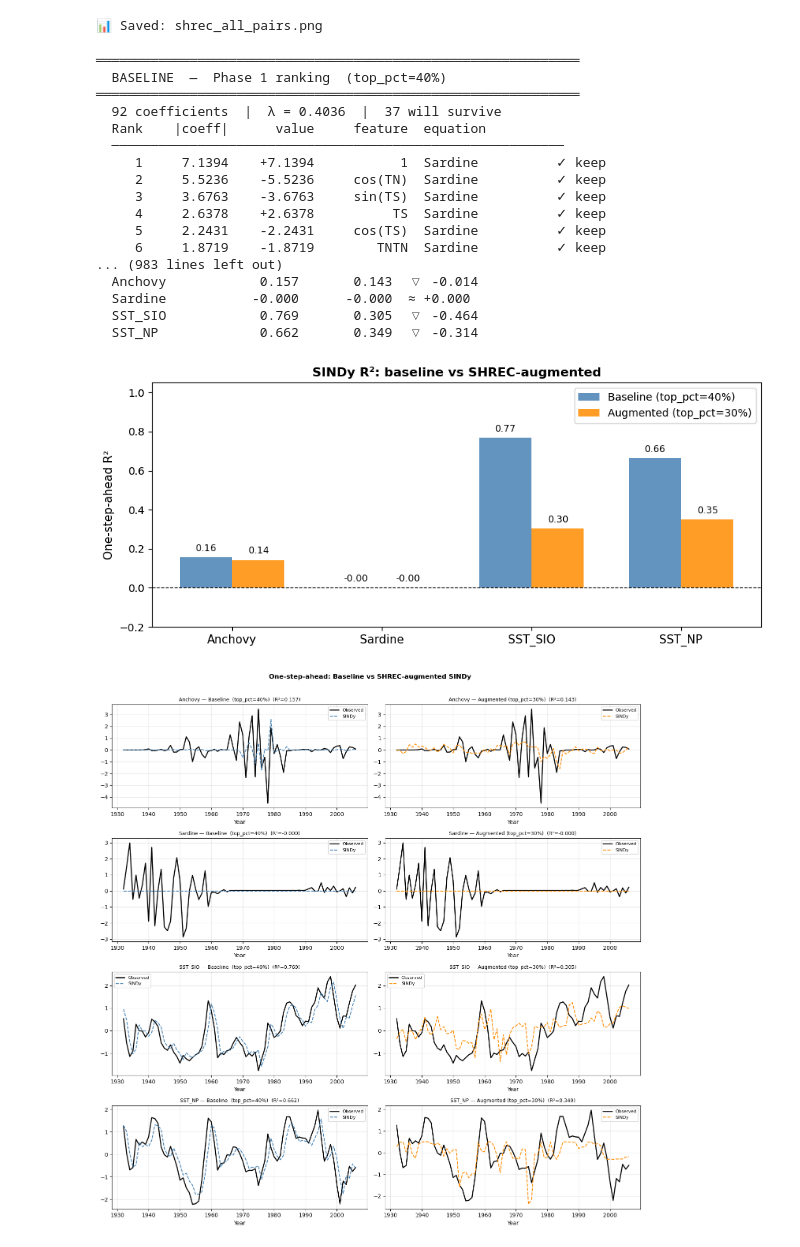
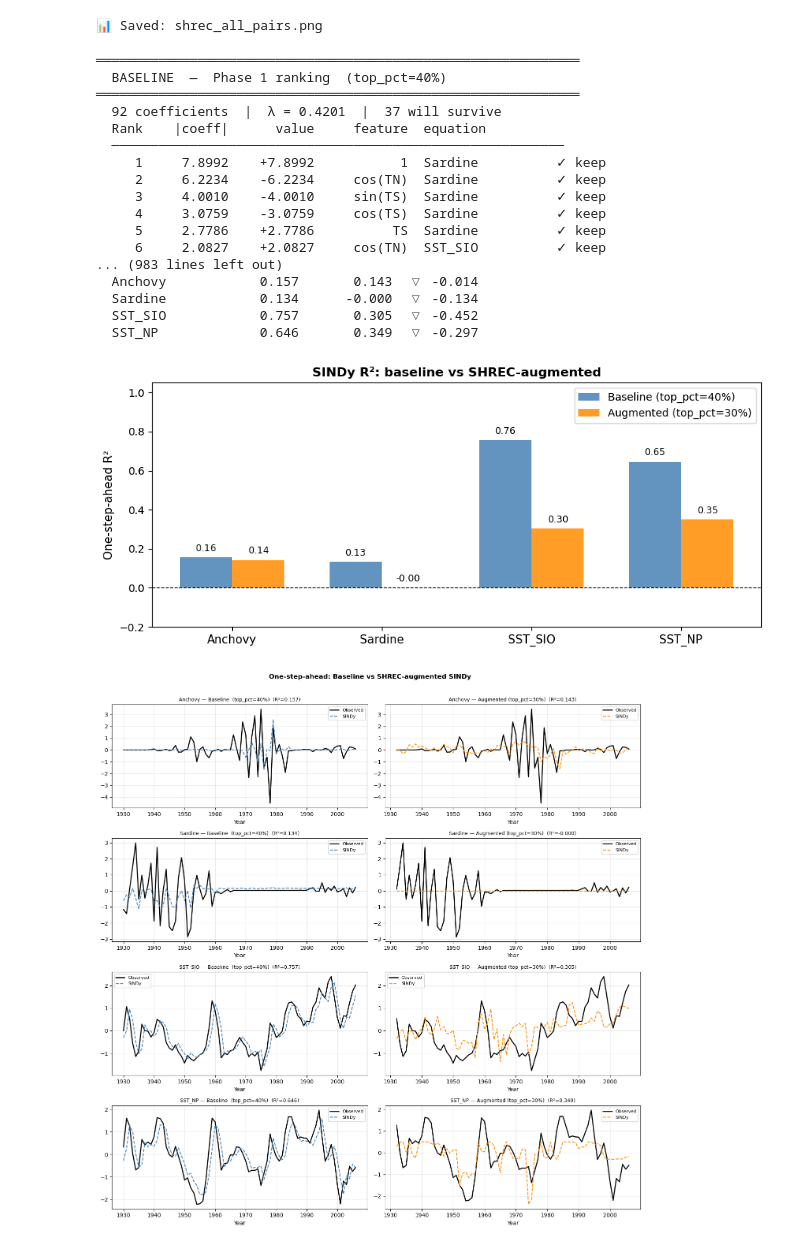
Before and after one commit to roxana-k/Inferring-Causal-Dynamics-in-Complex-Ecosystems, a Jupyter notebook: all_CCM_Shrec_changedSINDy_final.ipynb, the cells around one changed output. Cells and saved outputs as stored; diff of their text form; code cells hidden in the pictures.

```diff
--- a/all_CCM_Shrec_changedSINDy_final.ipynb
+++ b/all_CCM_Shrec_changedSINDy_final.ipynb
@@ -1001,23 +1001,24 @@ def run_sindy(X, col_names, long_names, top_pct, label):
 # BUILD STATE MATRICES
 # ══════════════════════════════════════════════════════════════════════════════
 
-obs_trim = {k: v[2:] for k, v in series.items()}   # trim to n_embed=76
-
+# BUILD STATE MATRICES
 obs_cols = ['a', 's', 'TS', 'TN']
 obs_long = ['Anchovy', 'Sardine', 'SST_SIO', 'SST_NP']
 
-X_obs = np.column_stack([
+# Baseline: full series (78 pts → 77 steps), identical to original SINDy file
+X_base = np.column_stack([anchovy, sardine, sio_sst, np_sst])
+
+# Augmented: trimmed to match SHREC embedding (76 pts → 75 steps)
+obs_trim = {k: v[2:] for k, v in series.items()}
+X_psi    = np.column_stack([latent_dict[f"{a}×{b}"][0] for (a, b) in pairs])
+X_aug    = np.column_stack([
     obs_trim['Anchovy'], obs_trim['Sardine'],
     obs_trim['SST_SIO'], obs_trim['SST_NP'],
+    X_psi
 ])
 
 psi_labels_short = [f"ψ{a[:2]}{b[:2]}" for (a, b) in pairs]
 psi_labels_long  = [f"ψ₁({a[:3]}×{b[:3]})" for (a, b) in pairs]
-
-X_psi = np.column_stack([latent_dict[f"{a}×{b}"][0] for (a, b) in pairs])
-
-X_base = X_obs
-X_aug  = np.column_stack([X_obs, X_psi])
 col_aug  = obs_cols + psi_labels_short
 long_aug = obs_long + psi_labels_long
 # %%
@@ -1049,20 +1050,20 @@ for i, v in enumerate(obs_long):
 ══════════════════════════════════════════════════════════════
   BASELINE  —  Phase 1 ranking  (top_pct=40%)
 ══════════════════════════════════════════════════════════════
-  92 coefficients  |  λ = 0.4036  |  37 will survive
+  92 coefficients  |  λ = 0.4201  |  37 will survive
   Rank    |coeff|      value     feature  equation
   ──────────────────────────────────────────────────────────
-     1     7.1394    +7.1394           1  Sardine          ✓ keep
-     2     5.5236    -5.5236     cos(TN)  Sardine          ✓ keep
-     3     3.6763    -3.6763     sin(TS)  Sardine          ✓ keep
-     4     2.6378    +2.6378          TS  Sardine          ✓ keep
-     5     2.2431    -2.2431     cos(TS)  Sardine          ✓ keep
-     6     1.8719    -1.8719        TNTN  Sardine          ✓ keep
+     1     7.8992    +7.8992           1  Sardine          ✓ keep
+     2     6.2234    -6.2234     cos(TN)  Sardine          ✓ keep
+     3     4.0010    -4.0010     sin(TS)  Sardine          ✓ keep
+     4     3.0759    -3.0759     cos(TS)  Sardine          ✓ keep
+     5     2.7786    +2.7786          TS  Sardine          ✓ keep
+     6     2.0827    +2.0827     cos(TN)  SST_SIO          ✓ keep
 ... (983 lines left out)
   Anchovy            0.157       0.143  ▽ -0.014
-  Sardine           -0.000      -0.000  ≈ +0.000
-  SST_SIO            0.769       0.305  ▽ -0.464
-  SST_NP             0.662       0.349  ▽ -0.314
+  Sardine            0.134      -0.000  ▽ -0.134
+  SST_SIO            0.757       0.305  ▽ -0.452
+  SST_NP             0.646       0.349  ▽ -0.297
 # %%
 # ── Bar chart ──────────────────────────────────────────────────────────────
 x = np.arange(4);  width = 0.35
@@ -1083,30 +1084,31 @@ ax.legend(fontsize=10);  ax.set_ylim(-0.2, 1.05)
 plt.tight_layout()
 plt.show()
 # %% [output]
-[figure, old version]
+[figure, new version]
 # %%
 # ── Trajectory plots ───────────────────────────────────────────────────────
-t_plot     = years[3:]
+t_plot_base = years[1:]    # 77 steps  (full series)
+t_plot_aug  = years[3:]    # 75 steps  (trimmed for SHREC)
 colors_obs = ['steelblue', 'tomato', 'seagreen', 'darkorange']
 
 fig, axes = plt.subplots(4, 2, figsize=(14, 14))
 for i, (vname, c) in enumerate(zip(obs_long, colors_obs)):
-    for j, (pred, Xtp1, lab, col) in enumerate([
-        (pred_base, Xtp1_base, f'Baseline  (top_pct={TOP_PCT_BASE}%)',  'steelblue'),
-        (pred_aug,  Xtp1_aug,  f'Augmented (top_pct={TOP_PCT_AUG}%)', 'darkorange'),
+    for j, (pred, Xtp1, t_plot, lab, col) in enumerate([
+        (pred_base, Xtp1_base, t_plot_base, f'Baseline  (top_pct={TOP_PCT_BASE}%)',  'steelblue'),
+        (pred_aug,  Xtp1_aug,  t_plot_aug,  f'Augmented (top_pct={TOP_PCT_AUG}%)', 'darkorange'),
     ]):
         ax = axes[i, j]
         r2v = r2_base[i] if j == 0 else r2_aug[i]
         ax.plot(t_plot, Xtp1[:, i], color='k', lw=1.8, label='Observed')
         ax.plot(t_plot, pred[:, i], color=col, lw=1.5, ls='--', label=f'SINDy')
         ax.set_title(f'{vname} — {lab}  (R²={r2v:.3f})', fontsize=9)
         ax.set_xlabel('Year');  ax.legend(fontsize=8);  ax.grid(alpha=0.3)
 plt.suptitle('One-step-ahead: Baseline vs SHREC-augmented SINDy',
              fontsize=12, fontweight='bold', y=1.01)
 plt.tight_layout()
 plt.show()
 # %% [output]
-[figure, old version]
+[figure, new version]
 # %%
 # ── Heatmaps ───────────────────────────────────────────────────────────────
 for label, Xi, feat, lamb, row_labels, top_pct in [
```
Also changed, not shown: parts of 1 cell of this notebook.
